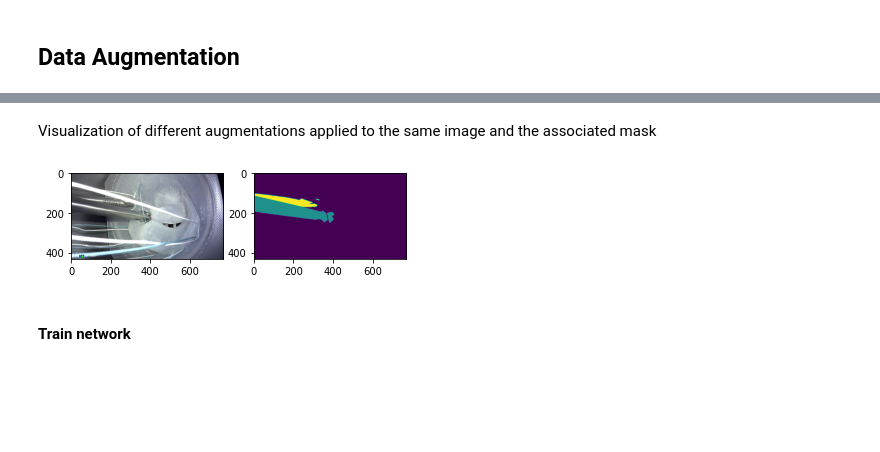
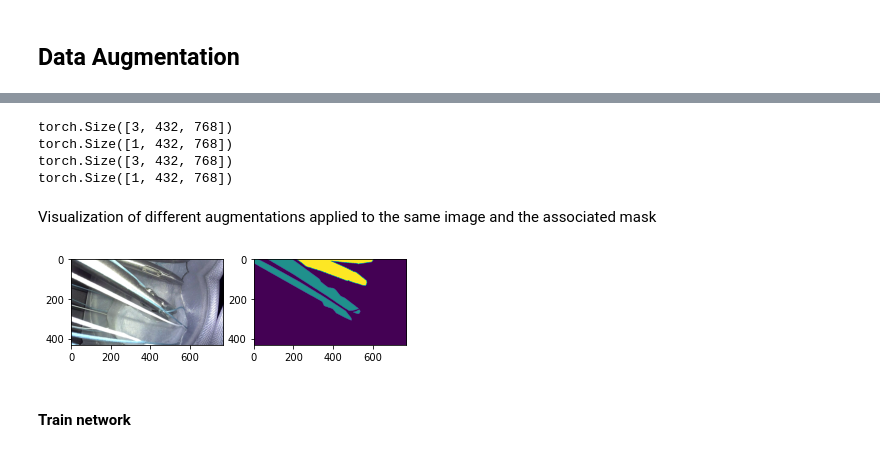
Before and after one commit to FilippoHei/DigitaleMedizinEndo, a Jupyter notebook: Colab_Surgical_Instrument_Segmentation_MultiInstance.ipynb, the cells around one changed output, grey strips where cells are left out. Drawn from its saved outputs; the diff is of its cells as text; code cells hidden in the pictures; blank space fills up the shorter version.

```diff
--- a/Colab_Surgical_Instrument_Segmentation_MultiInstance.ipynb
+++ b/Colab_Surgical_Instrument_Segmentation_MultiInstance.ipynb
@@ -185,0 +176,16 @@ print(pictype, picchannels)
+# %%
+def getSelectedFilenames(directory, sessions):
+  all_filenames = list(sorted(os.listdir(directory)));
+  #print(all_filenames)
+  selected_filenames = []
+
+  for session in sessions:
+    string = 'aicm' + session;
+    for name in all_filenames:
+      if string in name:
+       selected_filenames.append(name);
+
+  #print(selected_filenames)
+  return selected_filenames;
+
+#getSelectedFilenames(dir_img, ['05_02', '06']);
@@ -243,35 +317,52 @@ train_dataset = TrainingDataset(images_filenames, dir_img, dir_mask, train_trans
+# %%
+def setupDatasets(dir_img_train, dir_mask_train, dir_img_val, dir_mask_val ,train_transform, sessions_train, sessions_val):
+  train_dataset = CustomDataset(dir_img_train, dir_mask_train, sessions_train, train_transform)
+  val_dataset = CustomDataset(dir_img_val, dir_mask_val, sessions_val)
+  return train_dataset, val_dataset
+
+trainingData, validationData = setupDatasets(dir_img, dir_mask, dir_img, dir_mask, train_transform, ['05_02', '05_03', '06_02' ], ['06_03'])
+
+print((trainingData.__getitem__(5)['image'].shape))
+print((trainingData.__getitem__(5)['mask'].shape))
+print((validationData.__getitem__(5)['image'].shape))
+print((validationData.__getitem__(5)['mask'].shape))
+# %% [output]
+torch.Size([3, 432, 768])
+torch.Size([1, 432, 768])
+torch.Size([3, 432, 768])
+torch.Size([1, 432, 768])
 # %% [markdown]
 Visualization of different augmentations applied to the same image and the associated mask
 # %%
 def visualize(dataset):
-  index = np.random.choice(train_dataset.__len__(), 1)
-  dictionary = dataset.__getitem__(index[0])
-  dictionary2 = dataset.__getitem__(index[0])
+  index = np.random.choice(dataset.__len__(), 1)
+  dictionary = dataset.__getitem__(index[0]);
+  dictionary2 = dataset.__getitem__(index[0]);
   #print(type(dictionary))
 
   image, mask = dictionary["image"], dictionary["mask"]
   image = image.numpy().transpose((1,2,0))
   mask = mask.numpy().transpose((1,2,0))
 
   image2, mask2 = dictionary2["image"], dictionary2["mask"]
   image2 = image2.numpy().transpose((1,2,0))
   mask2 = mask2.numpy().transpose((1,2,0))
 
   plt.subplot(1, 2, 1)
   plt.imshow(image)
 
   plt.subplot(1, 2, 2)
   plt.imshow(np.squeeze(mask))  # zero'th channel is the background, 1st channel is the foreground or gauss points
 
   plt.subplot(2, 2, 1)
   plt.imshow(image2)
 
   plt.subplot(2, 2, 2)
   plt.imshow(np.squeeze(mask2))
 
-visualize(train_dataset)
+visualize(train_data)
 # %% [output]
-[figure, old version]
+[figure, new version]
 # %% [markdown]
 #### Train network
 # %%
```
Also changed, not shown: parts of 16 cells of this notebook.
